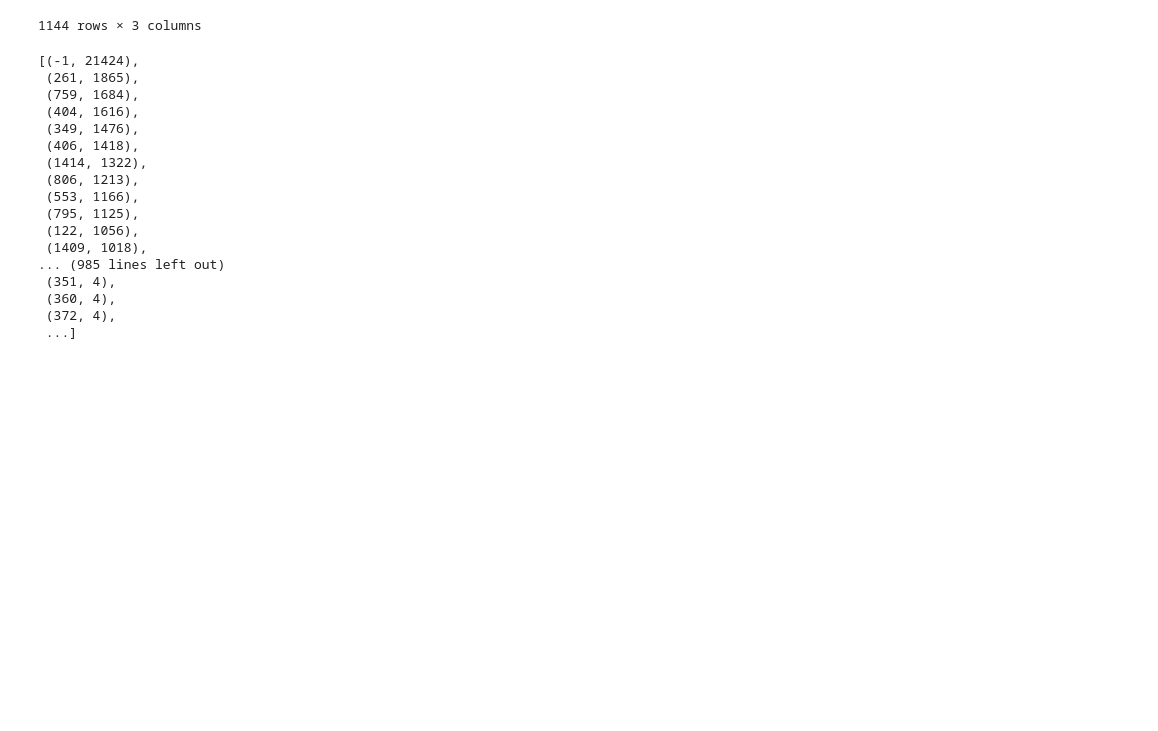
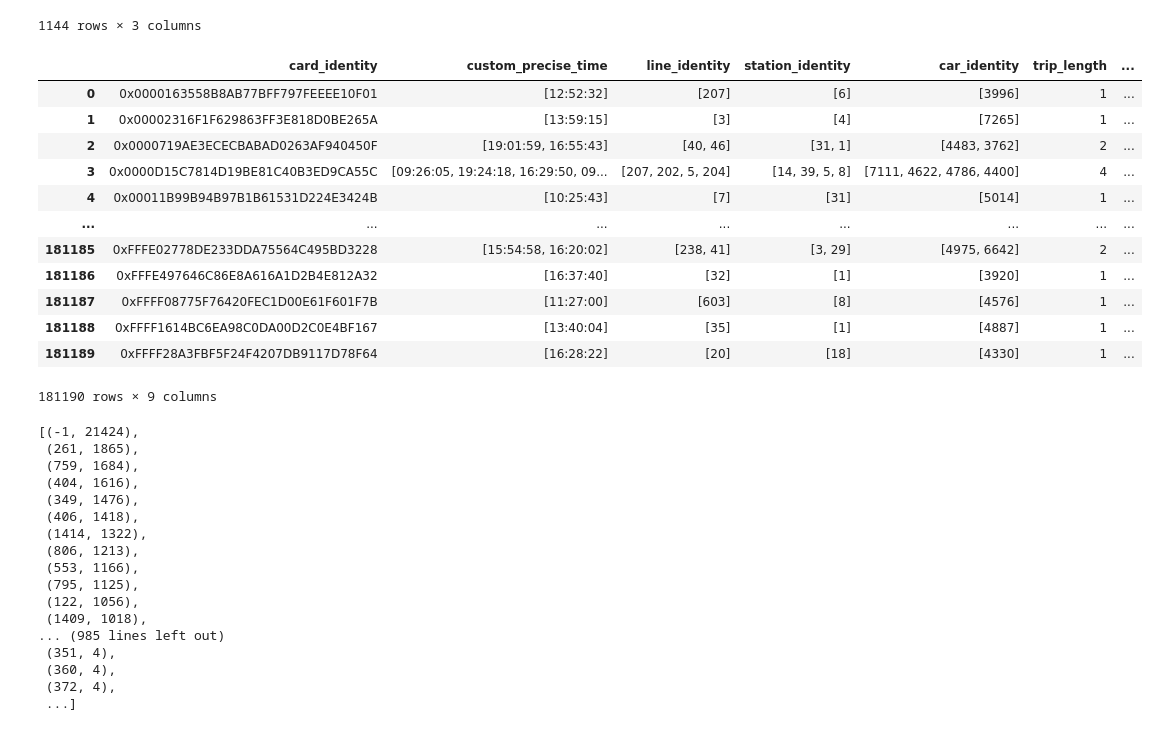
Before and after one commit to xmu-hph/mybus_cor, a Jupyter notebook: temp.ipynb, the cells around one changed output. Cells and saved outputs as stored; diff of their text form; code cells hidden in the pictures; blank space fills up the shorter version.

```diff
--- a/temp.ipynb
+++ b/temp.ipynb
@@ -35,20 +35,3 @@ line_station_number_sequen_dataframe
 | 323 | 10262 | 24 | [黔中北站, 甲秀北路, 杨家庄, 大关, 鹿冲关公园, 相宝山,... | [1, 2, 3, 4, 5, 6, 7, 8, 9, 10, 1... | 24 |
 | 324 | 18224 | 45 | [金阳客站, 商城东路, 宾阳大道, 石林西路, 体育路, 省武警... | [1, 2, 3, 4, 5, 6, 7, 8, 9, 10, 1... | 45 |
 325 rows × 5 columns
-# %%
-#画车站数量直方图
-x=line_station_number_sequen_dataframe['line_identity'].values.tolist()
-y=line_station_number_sequen_dataframe['length'].values.tolist()
-import matplotlib.pyplot as plt
-# 创建直方图
-plt.bar(range(len(x)), y)
-# 设置横轴刻度标签为自定义的类别名称
-plt.xticks(range(len(x)), x)
-# 添加标题和标签
-plt.title('Stations of Every line (x, y)')
-plt.xlabel('line')
-plt.ylabel('stations')
-# 保存图形为SVG格式
-plt.savefig('./figures/stations_every_line_histogram.svg', format='svg')
-# 显示图形
-plt.show()
@@ -397,6 +450,22 @@ start_station_peoples
 | 1142 | 1447 | [0xD03D0A8709A7611B953EB560D4013BF3] | 1 |
 | 1143 | 1448 | [0x02EFE227E0308C0483041C2FCA9A3B... | 96 |
 1144 rows × 3 columns
+# %%
+every_user_all_trips_dataframe
+# %% [output]
+|  | card_identity | custom_precise_time | line_identity | station_identity | car_identity | trip_length | ... |
+| 0 | 0x0000163558B8AB77BFF797FEEEE10F01 | [12:52:32] | [207] | [6] | [3996] | 1 | ... |
+| 1 | 0x00002316F1F629863FF3E818D0BE265A | [13:59:15] | [3] | [4] | [7265] | 1 | ... |
+| 2 | 0x0000719AE3ECECBABAD0263AF940450F | [19:01:59, 16:55:43] | [40, 46] | [31, 1] | [4483, 3762] | 2 | ... |
+| 3 | 0x0000D15C7814D19BE81C40B3ED9CA55C | [09:26:05, 19:24:18, 16:29:50, 09... | [207, 202, 5, 204] | [14, 39, 5, 8] | [7111, 4622, 4786, 4400] | 4 | ... |
+| 4 | 0x00011B99B94B97B1B61531D224E3424B | [10:25:43] | [7] | [31] | [5014] | 1 | ... |
+| ... | ... | ... | ... | ... | ... | ... | ... |
+| 181185 | 0xFFFE02778DE233DDA75564C495BD3228 | [15:54:58, 16:20:02] | [238, 41] | [3, 29] | [4975, 6642] | 2 | ... |
+| 181186 | 0xFFFE497646C86E8A616A1D2B4E812A32 | [16:37:40] | [32] | [1] | [3920] | 1 | ... |
+| 181187 | 0xFFFF08775F76420FEC1D00E61F601F7B | [11:27:00] | [603] | [8] | [4576] | 1 | ... |
+| 181188 | 0xFFFF1614BC6EA98C0DA00D2C0E4BF167 | [13:40:04] | [35] | [1] | [4887] | 1 | ... |
+| 181189 | 0xFFFF28A3FBF5F24F4207DB9117D78F64 | [16:28:22] | [20] | [18] | [4330] | 1 | ... |
+181190 rows × 9 columns
 # %%
 start_station_people_nums_list = list(zip(start_station_peoples['start_station'],start_station_peoples['nums']))
 sorted_start_station_people_nums_list = \
```
Also changed, not shown: parts of 27 cells of this notebook, 12 other files.
